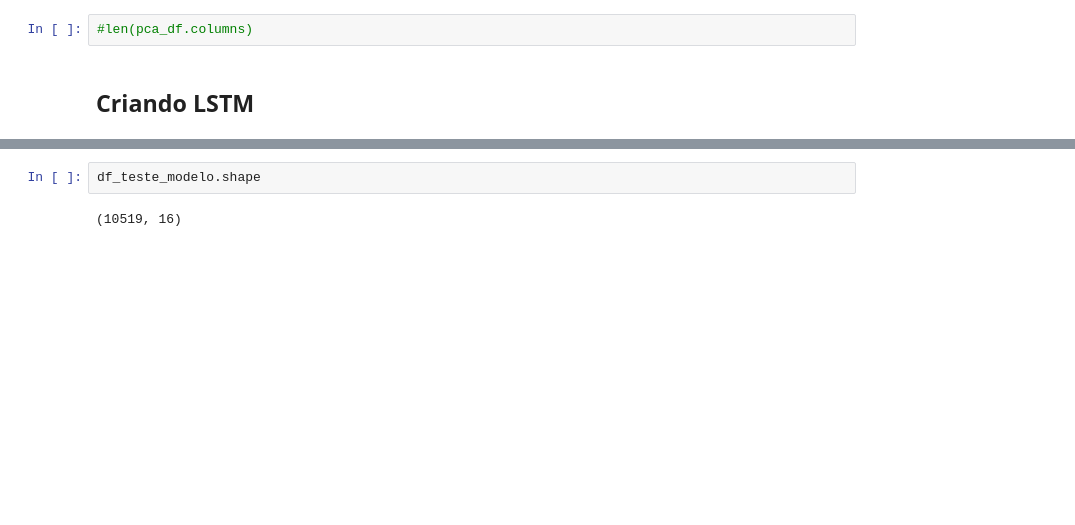
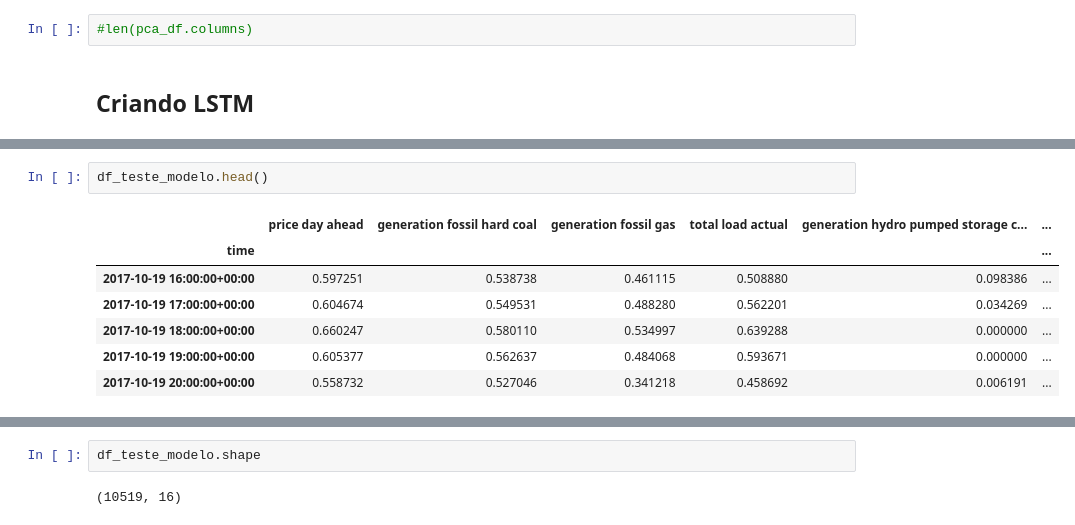
Before and after one commit to secretaria-ICA/Previsao_do_Preco_de_Energia, a Jupyter notebook: TCC_Energia.ipynb, the cells around one changed output, grey strips where cells are left out. Drawn from its saved outputs; the diff is of its cells as text; blank space fills up the shorter version.

```diff
--- a/TCC_Energia.ipynb
+++ b/TCC_Energia.ipynb
@@ -1504,0 +1516,10 @@ df_variavel_alvo_teste_modelo.set_index('time',inplace=True)
+# %%
+df_teste_modelo.head()
+# %% [output]
+|  | price day ahead | generation fossil hard coal | generation fossil gas | total load actual | generation hydro pumped storage c... | ... |
+| time |  |  |  |  |  | ... |
+| 2017-10-19 16:00:00+00:00 | 0.597251 | 0.538738 | 0.461115 | 0.508880 | 0.098386 | ... |
+| 2017-10-19 17:00:00+00:00 | 0.604674 | 0.549531 | 0.488280 | 0.562201 | 0.034269 | ... |
+| 2017-10-19 18:00:00+00:00 | 0.660247 | 0.580110 | 0.534997 | 0.639288 | 0.000000 | ... |
+| 2017-10-19 19:00:00+00:00 | 0.605377 | 0.562637 | 0.484068 | 0.593671 | 0.000000 | ... |
+| 2017-10-19 20:00:00+00:00 | 0.558732 | 0.527046 | 0.341218 | 0.458692 | 0.006191 | ... |
```
Also changed, not shown: parts of 15 cells of this notebook.
